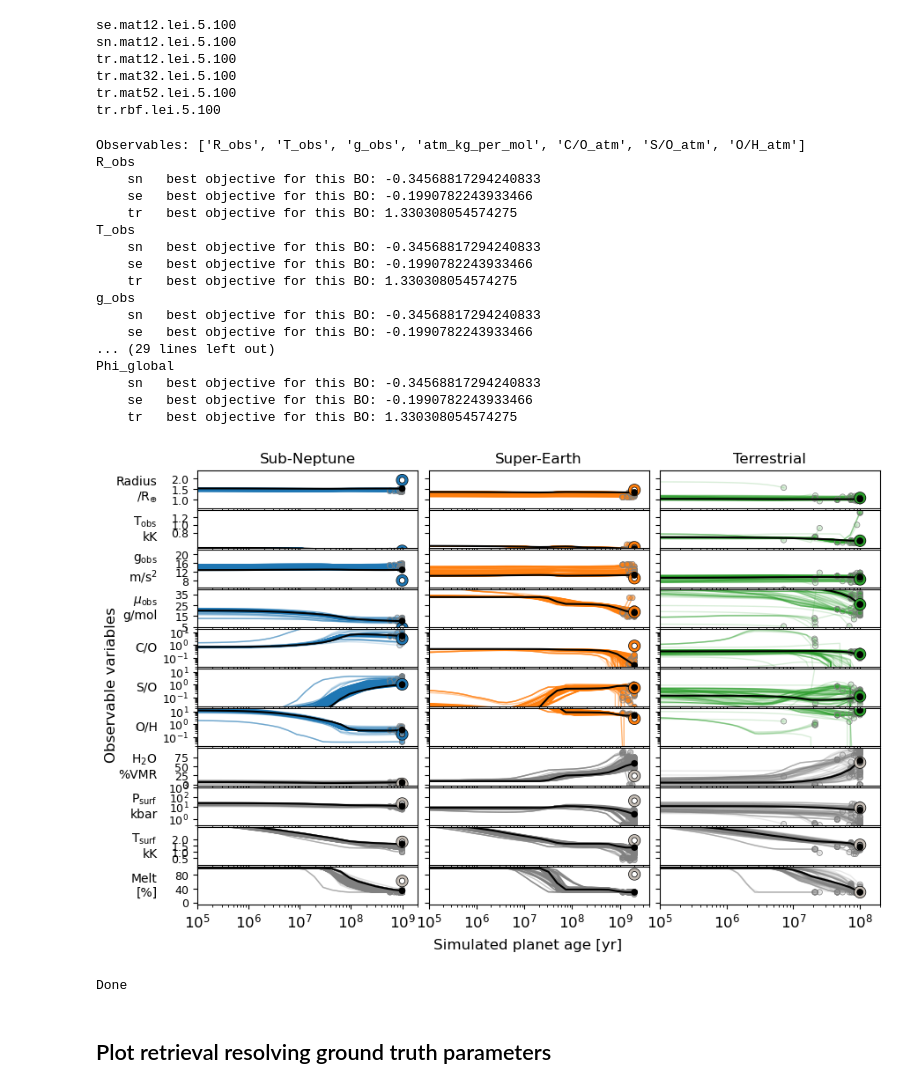
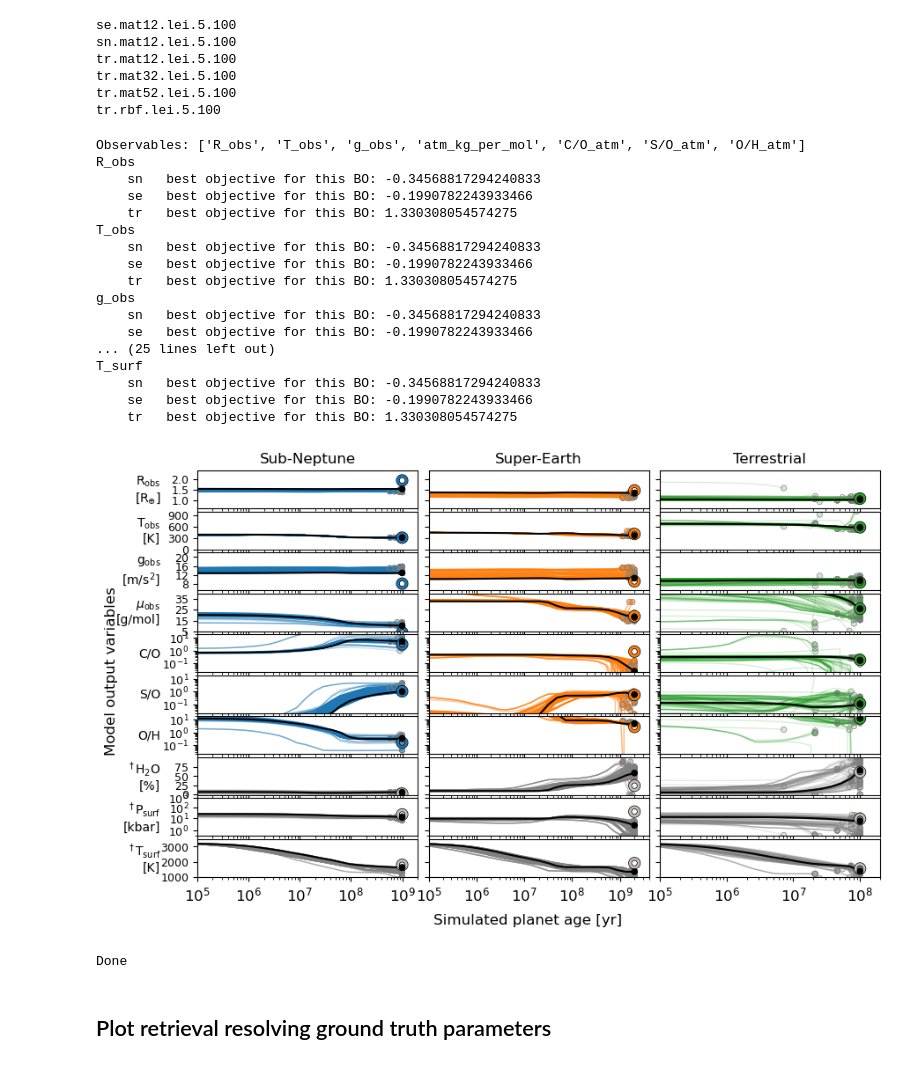
Before and after one commit to nichollsh/proteus_analysis, a Jupyter notebook: bayesopt.ipynb, the cells around one changed output. Cells and saved outputs as stored; diff of their text form; code cells hidden in the pictures.

Commit message:
plots

```diff
--- a/bayesopt.ipynb
+++ b/bayesopt.ipynb
@@ -681,7 +796,7 @@ tr.rbf.lei.5.100
 def plot_bo_evolve():
 
     print("Observables:", obs_list)
-    yvars = obs_list +['H2O_vmr', 'P_surf', 'T_surf', 'Phi_global']
+    yvars = obs_list +['H2O_vmr', 'P_surf', 'T_surf']#, 'Phi_global']
     N_yv = len(yvars)
 
     show_cases = [f"{suf}.mat12.lei.5.100" for suf in ("sn","se","tr")]
@@ -694,7 +809,7 @@ def plot_bo_evolve():
         key = yvars[iax]
         print(key)
 
-        scale, yscl, ylim, ytck, ylbl = get_var_props(key)
+        scale, yscl, ylim, ytck, ylbl_canonical = get_var_props(key)
 
         # for each BO run
         for jax, bo_key in enumerate(show_cases):
@@ -770,8 +885,10 @@ def plot_bo_evolve():
             ax.scatter(x_end, y_end, color=c_end, edgecolor='grey', s=20, lw=0.5, zorder=zorder_sim+1)
 
             # plot truths
+            ylbl = ylbl_canonical
             if not is_observable:
                 col = "#c6beb6"
+                ylbl = r"$^\dagger$" + ylbl
             obs_tru = ground_truth[suf]['help'][key].iloc[-1] / scale
             obs_age = descend_get(ground_truth[suf]['config'], 'params.stop.time.maximum')
             ax.scatter(obs_age, obs_tru, color='none', edgecolor=col, s=50, zorder=20, lw=2,
@@ -785,7 +902,9 @@ def plot_bo_evolve():
             if ytck is not None:
                 ax.set_yticks(ytck)
             if jax == 0:
-                ax.set_ylabel(ylbl, rotation=0, ha='right', va='center', fontsize=10)
+                ax.set_ylabel(ylbl, rotation=0,
+                              labelpad=0,
+                              ha='right', va='center', fontsize=10)
                 ax.tick_params(axis='y', which='major', labelsize=9)
             else:
                 ax.set_yticklabels([])
@@ -794,39 +913,40 @@ def plot_bo_evolve():
                 ax.set_title(bo_tits[suf], fontsize=font["size"])
             if iax == N_yv - 1:
                 # ax.xaxis.set_major_formatter(mpl.ticker.FormatStrFormatter("%g"))
                 pass
             else:
                 ax.set_xticklabels([])
 
-    fig.supylabel("Observable variables", fontsize=font["size"])
-    fig.supxlabel("Simulated planet age [yr]", va='top', fontsize=font["size"], y=0.05)
+    ylabel = "Model output variables"
+    fig.supylabel(ylabel, fontsize=font["size"])
+    fig.supxlabel("Simulated planet age [yr]", va='top', fontsize=font["size"], y=0.04)
     fig.align_ylabels()
-    fig.subplots_adjust(wspace=0.05, hspace=0.05)
+    fig.subplots_adjust(wspace=0.05, hspace=0.07)
 
     plt.show()
     fig.savefig("output/bo_evolve.pdf", bbox_inches='tight', dpi=DPI, pad_inches=0.01)
 
 plot_bo_evolve()
 print("Done")
 # %% [output]
 Observables: ['R_obs', 'T_obs', 'g_obs', 'atm_kg_per_mol', 'C/O_atm', 'S/O_atm', 'O/H_atm']
 R_obs
     sn   best objective for this BO: -0.34568817294240833
     se   best objective for this BO: -0.1990782243933466
     tr   best objective for this BO: 1.330308054574275
 T_obs
     sn   best objective for this BO: -0.34568817294240833
     se   best objective for this BO: -0.1990782243933466
     tr   best objective for this BO: 1.330308054574275
 g_obs
     sn   best objective for this BO: -0.34568817294240833
     se   best objective for this BO: -0.1990782243933466
-... (29 lines left out)
-Phi_global
+... (25 lines left out)
+T_surf
     sn   best objective for this BO: -0.34568817294240833
     se   best objective for this BO: -0.1990782243933466
     tr   best objective for this BO: 1.330308054574275
-[figure, old version]
+[figure, new version]
 Done
 # %% [markdown]
 ## Plot retrieval resolving ground truth parameters
```
Also changed, not shown: parts of 8 cells of this notebook.
